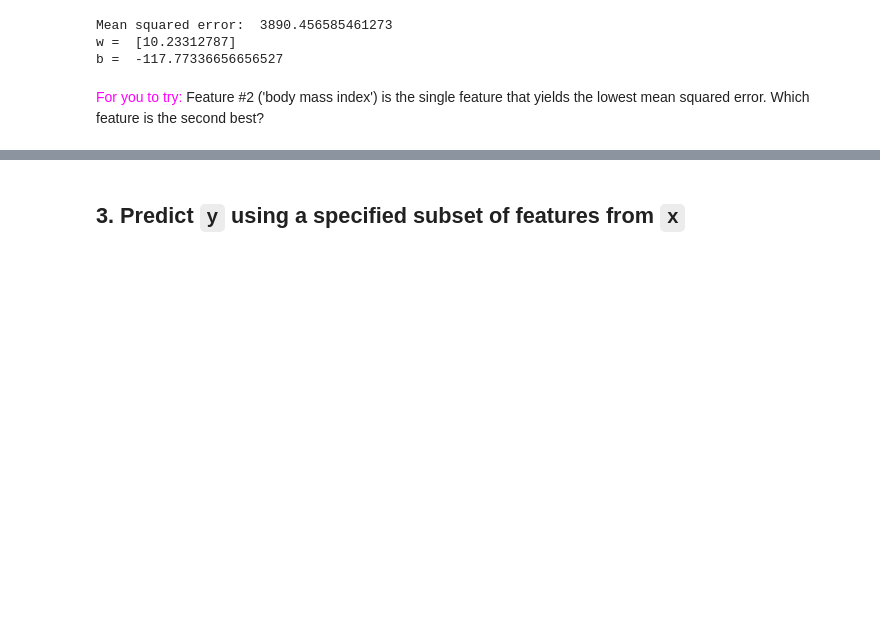
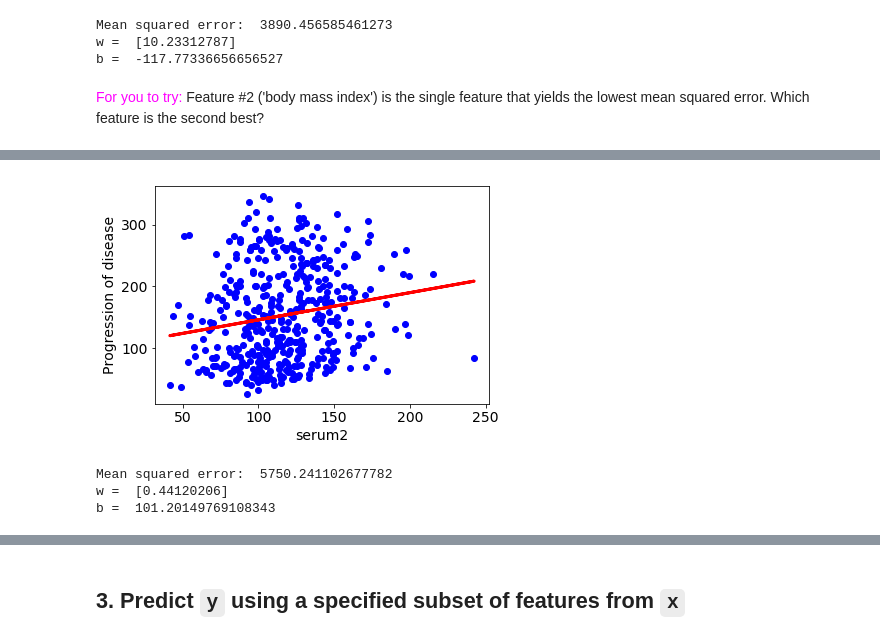
Before and after one commit to krivolapov/Machine_Learning_Fundamentals, a Jupyter notebook: Week_4/diabetes-regression/diabetes-regression.ipynb, the cells around one changed output, grey strips where cells are left out. Cells and saved outputs as stored; diff of their text form; code cells hidden in the pictures; blank space fills up the shorter version.

```diff
--- a/Week_4/diabetes-regression/diabetes-regression.ipynb
+++ b/Week_4/diabetes-regression/diabetes-regression.ipynb
@@ -83,0 +111,9 @@ b =  -117.77336656656527
+# %%
+regr = one_feature_regression(x,y,5)
+print "w = ", regr.coef_
+print "b = ", regr.intercept_
+# %% [output]
+[figure, added]
+Mean squared error:  5750.241102677782
+w =  [0.44120206]
+b =  101.20149769108343
```
Also changed, not shown: parts of 7 cells of this notebook.
